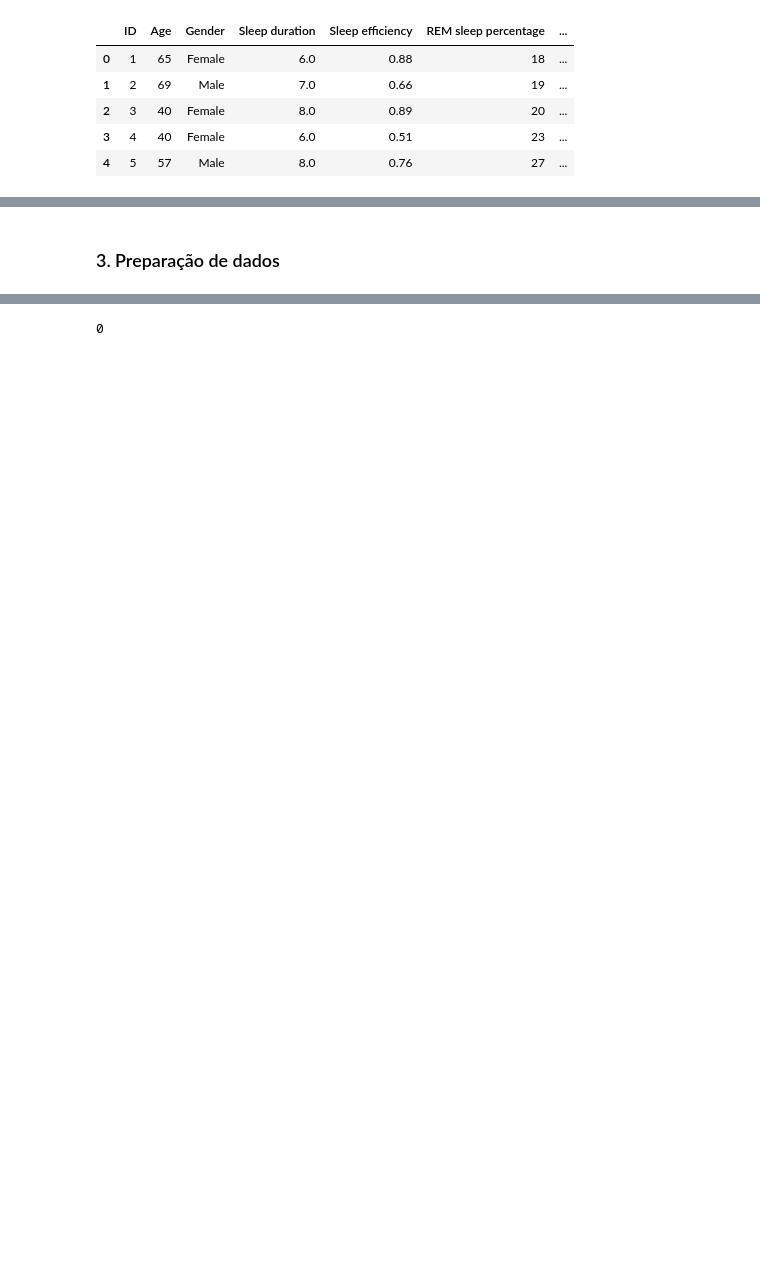
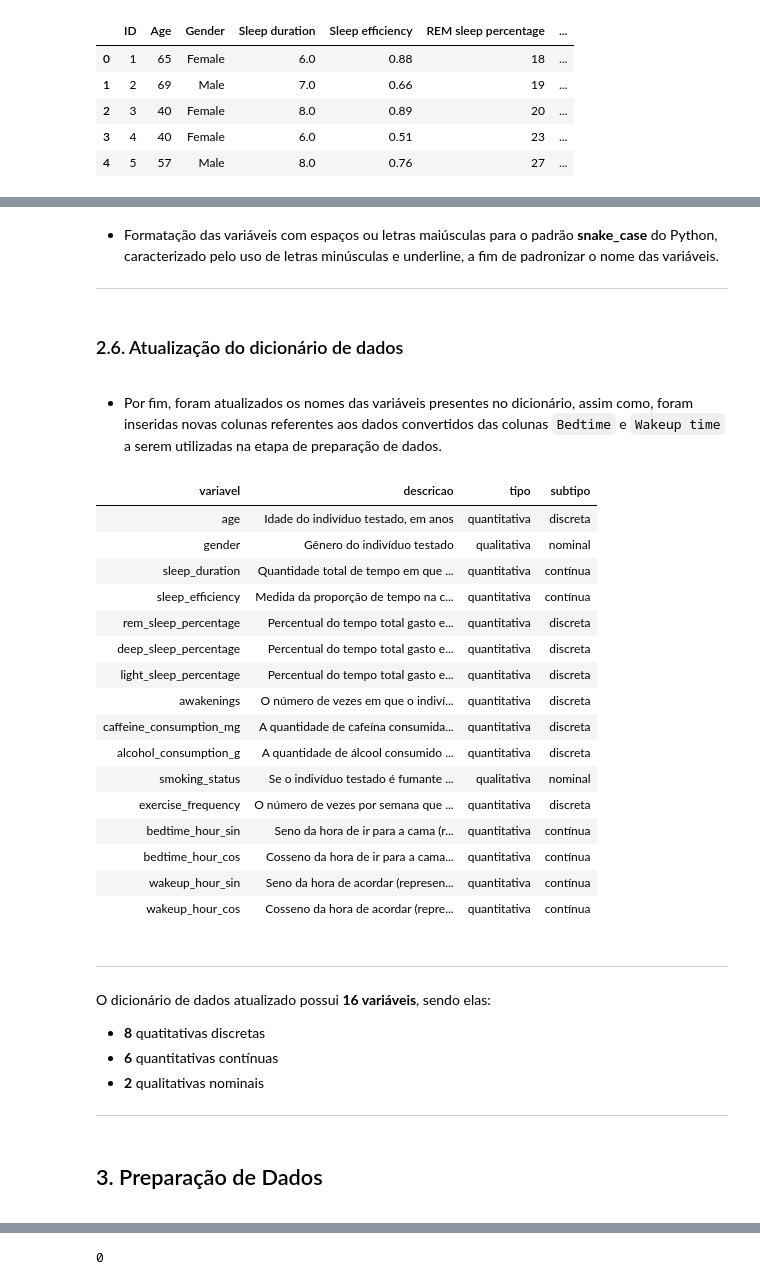
Before and after one commit to atlantico-academy/equipe1-2024.2, a Jupyter notebook: notebooks/02-comparative_analysis.ipynb, the cells around one changed output, grey strips where cells are left out. Drawn from its saved outputs; the diff is of its cells as text; code cells hidden in the pictures; blank space fills up the shorter version.

Commit message:
refactor: revisa e refatora o código de preparação e transformação de dados (#4)

```diff
--- a/notebooks/02-comparative_analysis.ipynb
+++ b/notebooks/02-comparative_analysis.ipynb
@@ -287,0 +331,7 @@ display(df.head().round(2))
+# %%
+# Exclusão da coluna 'ID' do conjunto de dados
+df = df.drop(columns=['ID'])
+
+# Exclusão das colunas 'ID', 'Bedtime' e 'Wakeup time' do dicionário de dados
+variables_to_exclude = ['ID', 'Bedtime', 'Wakeup time']
+df_dict = df_dict[~df_dict['variavel'].isin(variables_to_exclude)]
@@ -288,2 +366,70 @@ display(df.head().round(2))
+# %% [markdown]
+* Formatação das variáveis com espaços ou letras maiúsculas para o padrão **snake_case** do Python, caracterizado pelo uso de letras minúsculas e underline, a fim de padronizar o nome das variáveis.
+
+---
+# %% [markdown]
+<div id='dicionario_atualizado'><h3>2.6. Atualização do dicionário de dados</h3></div>
+# %% [markdown]
+* Por fim, foram atualizados os nomes das variáveis presentes no dicionário, assim como, foram inseridas novas colunas referentes aos dados convertidos das colunas `Bedtime` e `Wakeup time` a serem utilizadas na etapa de preparação de dados.
+# %%
+# Criando as novas entradas para o dicionário de dados
+new_columns = pd.DataFrame({
+    'variavel': ['bedtime_hour_sin', 'bedtime_hour_cos', 'wakeup_hour_sin', 'wakeup_hour_cos'],
+    'descricao': [
+        'Seno da hora de ir para a cama (representação cíclica)',
+        'Cosseno da hora de ir para a cama (representação cíclica)',
+        'Seno da hora de acordar (representação cíclica)',
+        'Cosseno da hora de acordar (representação cíclica)'
+    ],
+    'tipo': ['quantitativa', 'quantitativa', 'quantitativa', 'quantitativa'],
+    'subtipo': ['contínua', 'contínua', 'contínua', 'contínua']
+})
+
+df_dict = pd.concat([df_dict, new_columns], ignore_index=True)
+
+# Substituindo os nomes das variáveis no dicionário de dados
+df_dict['variavel'] = df_dict['variavel'].str.replace(' ', '_').str.lower()
+
+df_dict.replace({
+      'caffeine_consumption': 'caffeine_consumption_mg',
+      'alcohol_consumption': 'alcohol_consumption_g',
+}, inplace=True)
+
+display(HTML(df_dict.to_html(index=False)))
+
+display(Markdown(
+    "---\n"
+    "O dicionário de dados atualizado possui **16 variáveis**, sendo elas:\n"
+    "* **8** quatitativas discretas\n"
+    "* **6** quantitativas contínuas\n"
+    "* **2** qualitativas nominais"
+    "\n\n"
+    "---"
+))
+# %% [output]
+| variavel | descricao | tipo | subtipo |
+| age | Idade do indivíduo testado, em anos | quantitativa | discreta |
+| gender | Gênero do indivíduo testado | qualitativa | nominal |
+| sleep_duration | Quantidade total de tempo em que ... | quantitativa | contínua |
+| sleep_efficiency | Medida da proporção de tempo na c... | quantitativa | contínua |
+| rem_sleep_percentage | Percentual do tempo total gasto e... | quantitativa | discreta |
+| deep_sleep_percentage | Percentual do tempo total gasto e... | quantitativa | discreta |
+| light_sleep_percentage | Percentual do tempo total gasto e... | quantitativa | discreta |
+| awakenings | O número de vezes em que o indiví... | quantitativa | discreta |
+| caffeine_consumption_mg | A quantidade de cafeína consumida... | quantitativa | discreta |
+| alcohol_consumption_g | A quantidade de álcool consumido ... | quantitativa | discreta |
+| smoking_status | Se o indivíduo testado é fumante ... | qualitativa | nominal |
+| exercise_frequency | O número de vezes por semana que ... | quantitativa | discreta |
+| bedtime_hour_sin | Seno da hora de ir para a cama (r... | quantitativa | contínua |
+| bedtime_hour_cos | Cosseno da hora de ir para a cama... | quantitativa | contínua |
+| wakeup_hour_sin | Seno da hora de acordar (represen... | quantitativa | contínua |
+| wakeup_hour_cos | Cosseno da hora de acordar (repre... | quantitativa | contínua |
+---
+O dicionário de dados atualizado possui **16 variáveis**, sendo elas:
+* **8** quatitativas discretas
+* **6** quantitativas contínuas
+* **2** qualitativas nominais
+
+---
 # %% [markdown]
-### 3. Preparação de dados
+<div id='preparacao_dados'><h2>3. Preparação de Dados</h2></div>
```
Also changed, not shown: parts of 47 cells of this notebook.
